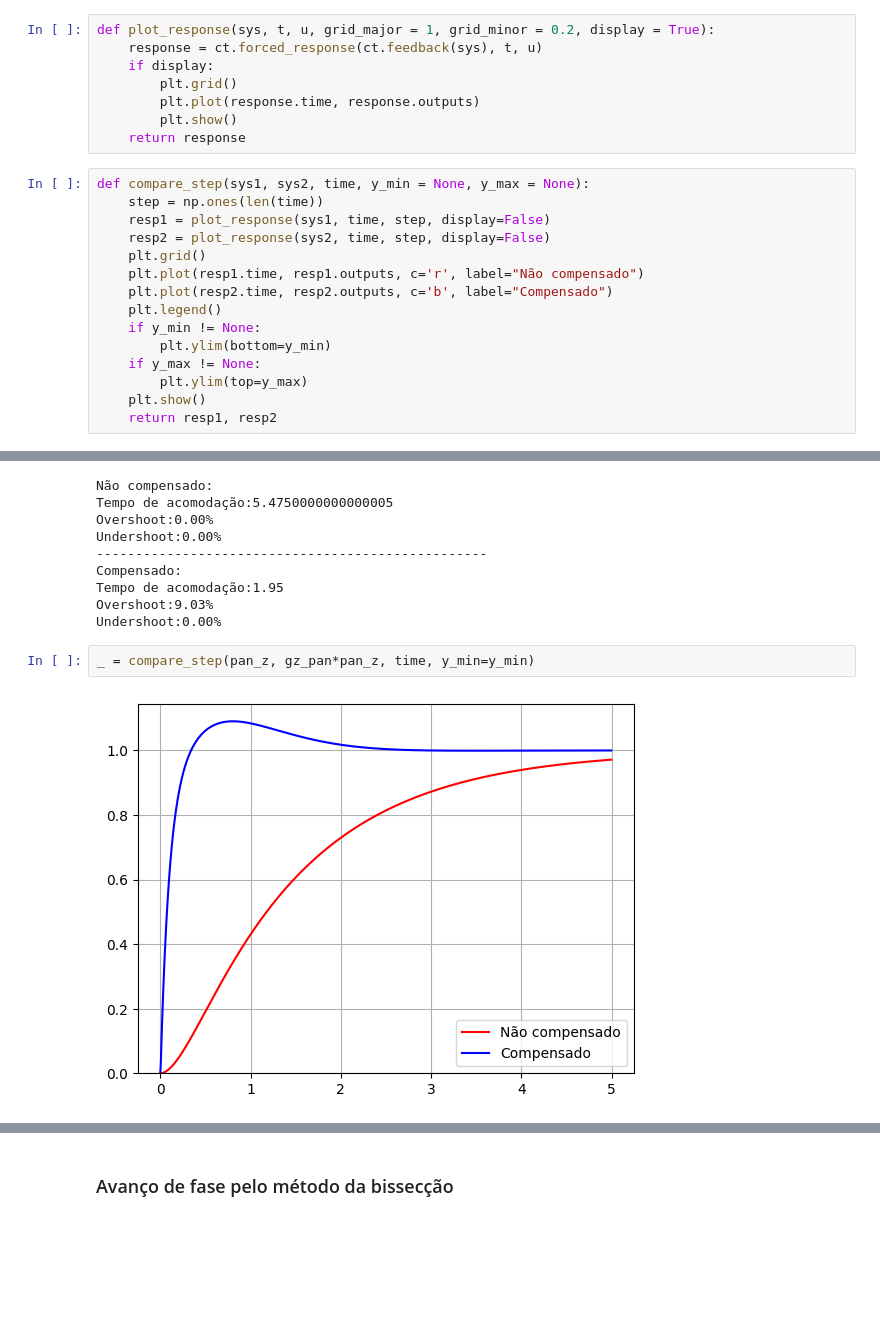
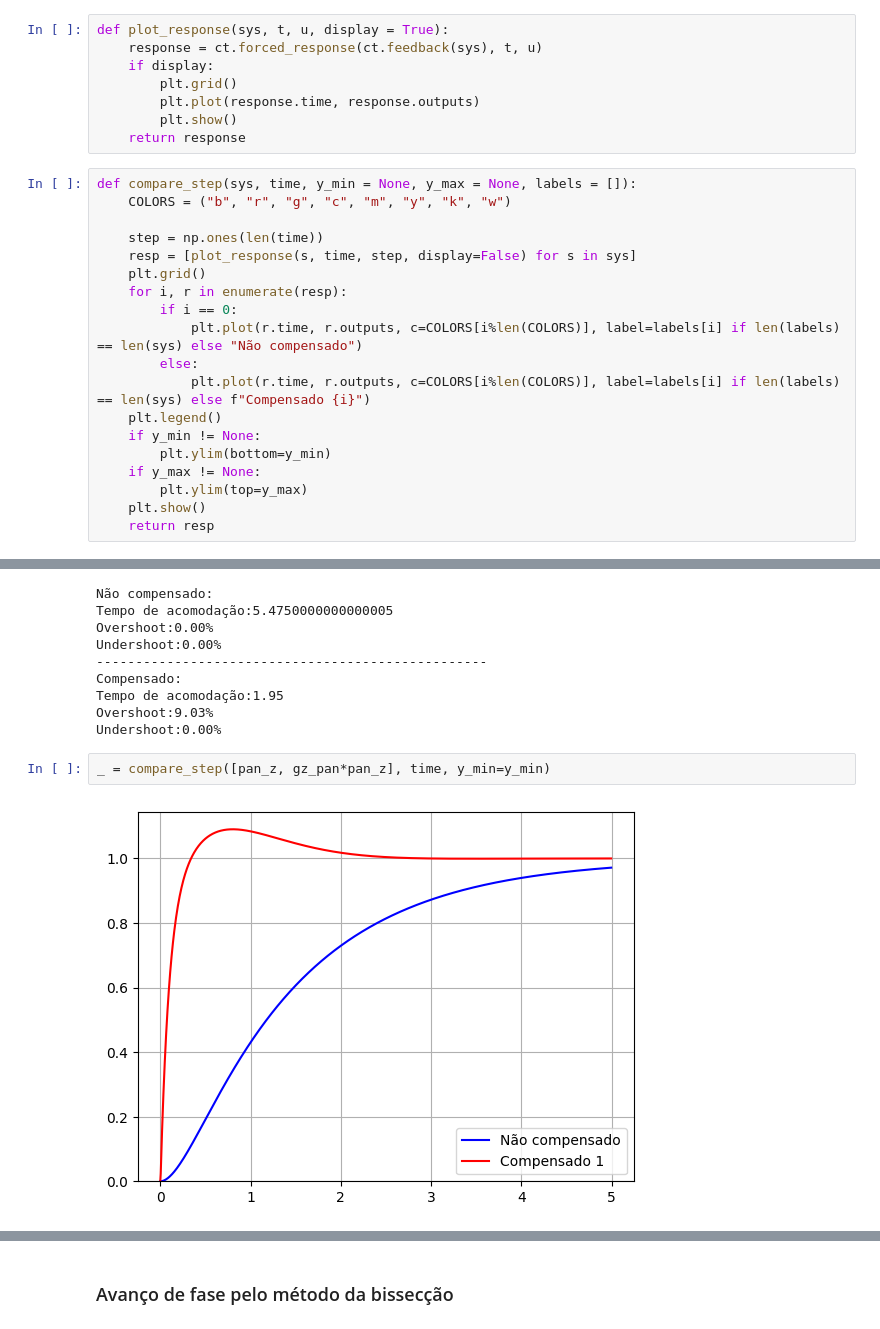
Before and after one commit to Telepresence-UFABC/Controller, a Jupyter notebook: design/design_controller.ipynb, the cells around one changed output, grey strips where cells are left out. Drawn from its saved outputs; the diff is of its cells as text; blank space fills up the shorter version.

Commit message:
refactor compare_step and fix tf to .info file conversion

```diff
--- a/design/design_controller.ipynb
+++ b/design/design_controller.ipynb
@@ -10,7 +10,7 @@ from json import load, dump
 def create_servo(k, tau):
     return k*ct.tf(1, [1, 0])*ct.tf(1, [tau, 1])
 # %%
-def plot_response(sys, t, u, grid_major = 1, grid_minor = 0.2, display = True):
+def plot_response(sys, t, u, display = True):
     response = ct.forced_response(ct.feedback(sys), t, u)
     if display:
         plt.grid()
@@ -18,20 +18,24 @@ def plot_response(sys, t, u, grid_major = 1, grid_minor = 0.2, display = True):
         plt.show()
     return response
 # %%
-def compare_step(sys1, sys2, time, y_min = None, y_max = None):
+def compare_step(sys, time, y_min = None, y_max = None, labels = []):
+    COLORS = ("b", "r", "g", "c", "m", "y", "k", "w")
+
     step = np.ones(len(time))
-    resp1 = plot_response(sys1, time, step, display=False)
-    resp2 = plot_response(sys2, time, step, display=False)
+    resp = [plot_response(s, time, step, display=False) for s in sys]
     plt.grid()
-    plt.plot(resp1.time, resp1.outputs, c='r', label="Não compensado")
-    plt.plot(resp2.time, resp2.outputs, c='b', label="Compensado")
+    for i, r in enumerate(resp):
+        if i == 0:
+            plt.plot(r.time, r.outputs, c=COLORS[i%len(COLORS)], label=labels[i] if len(labels) == len(sys) else "Não compensado")
+        else:
+            plt.plot(r.time, r.outputs, c=COLORS[i%len(COLORS)], label=labels[i] if len(labels) == len(sys) else f"Compensado {i}")
     plt.legend()
     if y_min != None:
         plt.ylim(bottom=y_min)
     if y_max != None:
         plt.ylim(top=y_max)
     plt.show()
-    return resp1, resp2
+    return resp
 # %%
 def design_pid_computational(*, sys: ct.TransferFunction, ts: float, overshoot: float,
                             discrete: bool = False, T: float = None,
@@ -242,9 +246,9 @@ Tempo de acomodação:1.95
 Overshoot:9.03%
 Undershoot:0.00%
 # %%
-_ = compare_step(pan_z, gz_pan*pan_z, time, y_min=y_min)
+_ = compare_step([pan_z, gz_pan*pan_z], time, y_min=y_min)
 # %% [output]
-[figure, old version]
+[figure, new version]
 # %%
 diff_eq = z2t(gz_pan)
 print(diff_eq)
```
Also changed, not shown: parts of 9 cells of this notebook.
